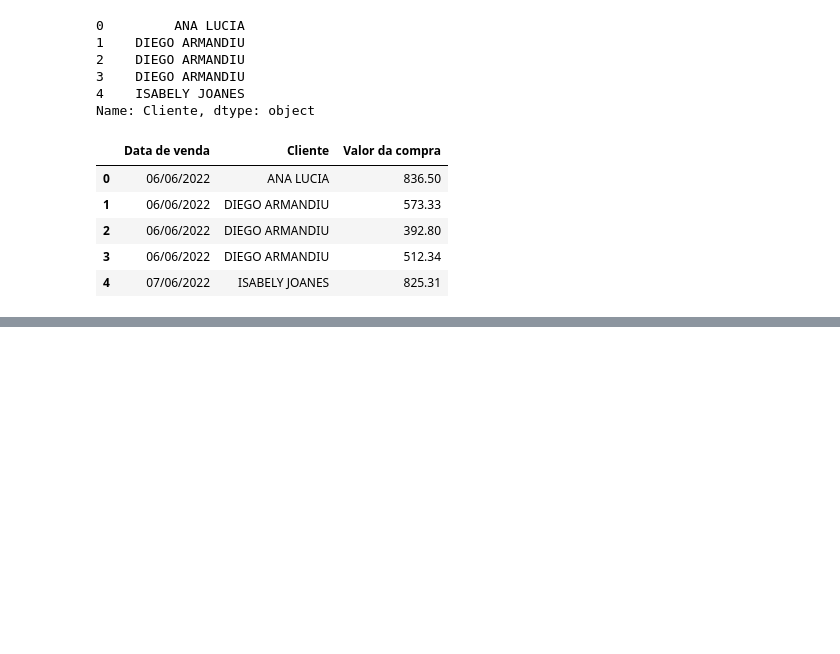
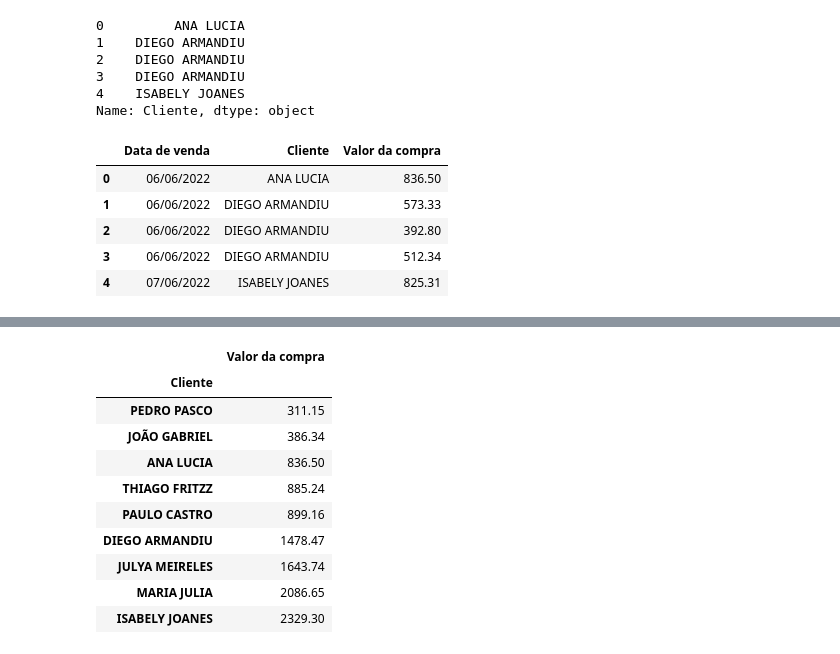
Before and after one commit to ygor-github/pandas_manipulando_datos, a Jupyter notebook: desafio1.ipynb, the cells around one changed output, grey strips where cells are left out. Cells and saved outputs as stored; diff of their text form; code cells hidden in the pictures; blank space fills up the shorter version.

```diff
--- a/desafio1.ipynb
+++ b/desafio1.ipynb
@@ -144,0 +156,3 @@ df1.head()
+# %%
+df1['Data de venda'] = pd.to_datetime(df1['Data de venda'], format='%d/%m/%Y')
+df1.info()
@@ -144,0 +170,15 @@ df1.head()
+# %%
+total_compras = df1.groupby(df1['Cliente'])['Valor da compra'].sum().sort_values()
+total_compras.to_frame()
+# %% [output]
+|  | Valor da compra |
+| Cliente |  |
+| PEDRO PASCO | 311.15 |
+| JOÃO GABRIEL | 386.34 |
+| ANA LUCIA | 836.50 |
+| THIAGO FRITZZ | 885.24 |
+| PAULO CASTRO | 899.16 |
+| DIEGO ARMANDIU | 1478.47 |
+| JULYA MEIRELES | 1643.74 |
+| MARIA JULIA | 2086.65 |
+| ISABELY JOANES | 2329.30 |
```
Also changed, not shown: parts of 2 cells of this notebook, 1 other file.
